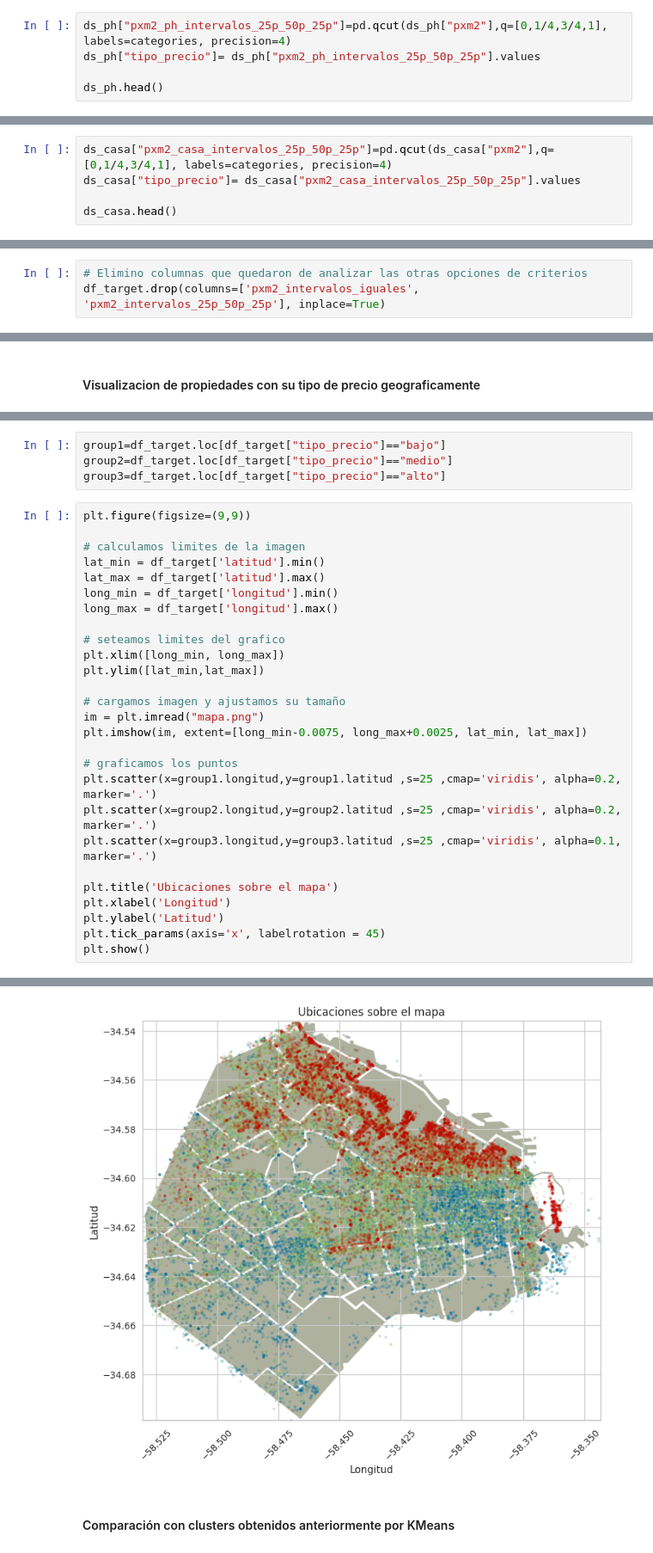
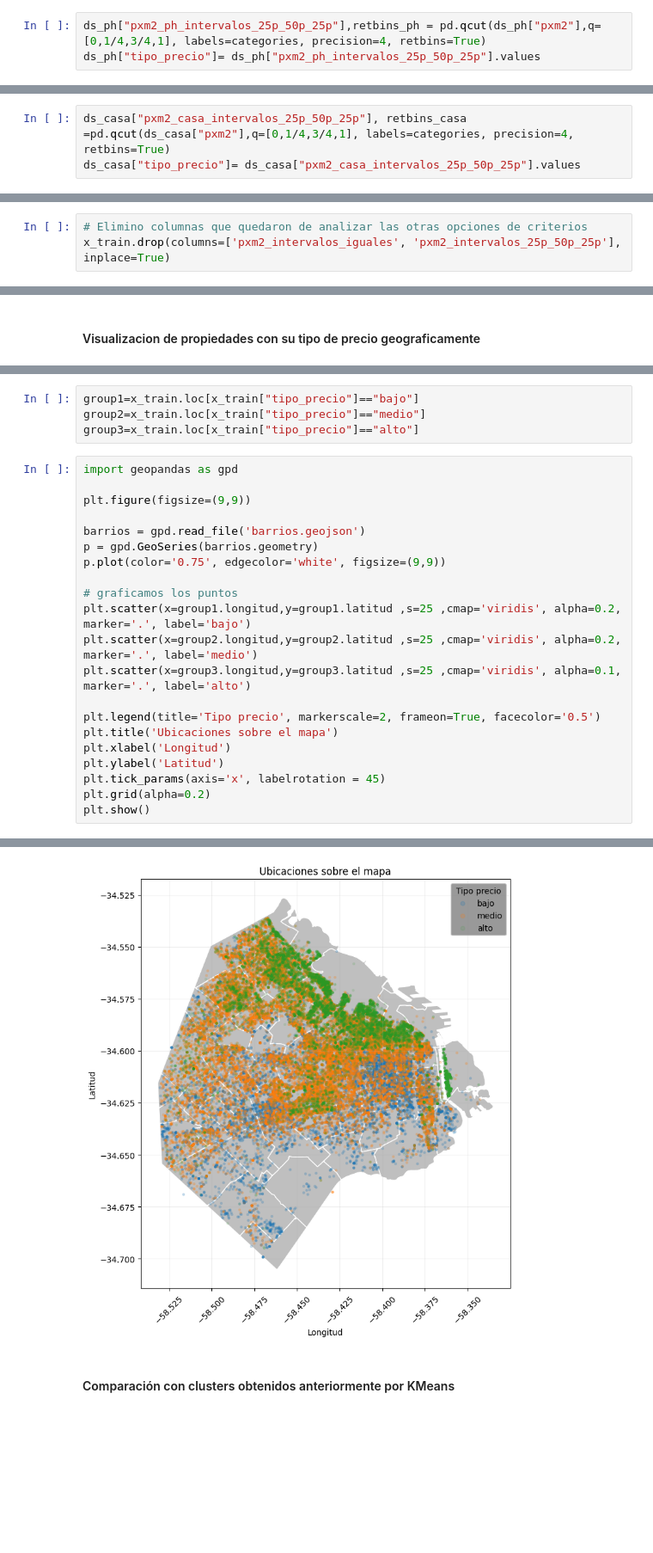
Before and after one commit to MiguelV5/7506-Organizacion_de_datos, a Jupyter notebook: TP1/7506R_2C2022_GRUPO3_ENTREGA_N3.ipynb, the cells around one changed output, grey strips where cells are left out. Shown at 86% size. Saved outputs shown, nothing was run; the diff lists cells and outputs as text; blank space fills up the shorter version.

```diff
--- a/TP1/7506R_2C2022_GRUPO3_ENTREGA_N3.ipynb
+++ b/TP1/7506R_2C2022_GRUPO3_ENTREGA_N3.ipynb
@@ -238,7 +261,5 @@ Podemos observar que la cantidad de precios que fueron asignados como ALTOS corr
 # %% [markdown]
 Luego analizamos los PH
 # %%
-ds_ph["pxm2_ph_intervalos_25p_50p_25p"]=pd.qcut(ds_ph["pxm2"],q=[0,1/4,3/4,1], labels=categories, precision=4)
+ds_ph["pxm2_ph_intervalos_25p_50p_25p"],retbins_ph = pd.qcut(ds_ph["pxm2"],q=[0,1/4,3/4,1], labels=categories, precision=4, retbins=True)
 ds_ph["tipo_precio"]= ds_ph["pxm2_ph_intervalos_25p_50p_25p"].values
-
-ds_ph.head()
@@ -268,7 +282,5 @@ Podemos observar que la cantidad de precios que fueron asignados como ALTOS corr
 # %% [markdown]
 Y por ultimo analizamos las casas
 # %%
-ds_casa["pxm2_casa_intervalos_25p_50p_25p"]=pd.qcut(ds_casa["pxm2"],q=[0,1/4,3/4,1], labels=categories, precision=4)
+ds_casa["pxm2_casa_intervalos_25p_50p_25p"], retbins_casa =pd.qcut(ds_casa["pxm2"],q=[0,1/4,3/4,1], labels=categories, precision=4, retbins=True)
 ds_casa["tipo_precio"]= ds_casa["pxm2_casa_intervalos_25p_50p_25p"].values
-
-ds_casa.head()
@@ -316,3 +322,3 @@ df_pca_target.loc[:,"tipo_precio"] = df_target["tipo_precio"].values
 # %%
 # Elimino columnas que quedaron de analizar las otras opciones de criterios
-df_target.drop(columns=['pxm2_intervalos_iguales', 'pxm2_intervalos_25p_50p_25p'], inplace=True)
+x_train.drop(columns=['pxm2_intervalos_iguales', 'pxm2_intervalos_25p_50p_25p'], inplace=True)
@@ -335,32 +386,26 @@ Dividimos en 3 grupos segun si su precio es medio , alto y bajo y visualizamos l
 # %%
-group1=df_target.loc[df_target["tipo_precio"]=="bajo"]
-group2=df_target.loc[df_target["tipo_precio"]=="medio"]
-group3=df_target.loc[df_target["tipo_precio"]=="alto"]
+group1=x_train.loc[x_train["tipo_precio"]=="bajo"]
+group2=x_train.loc[x_train["tipo_precio"]=="medio"]
+group3=x_train.loc[x_train["tipo_precio"]=="alto"]
 # %%
+import geopandas as gpd
+
 plt.figure(figsize=(9,9))
 
-# calculamos limites de la imagen
-lat_min = df_target['latitud'].min()
-lat_max = df_target['latitud'].max()
-long_min = df_target['longitud'].min()
-long_max = df_target['longitud'].max()
-
-# seteamos limites del grafico
-plt.xlim([long_min, long_max])
-plt.ylim([lat_min,lat_max])
-
-# cargamos imagen y ajustamos su tamaño
-im = plt.imread("mapa.png")
-plt.imshow(im, extent=[long_min-0.0075, long_max+0.0025, lat_min, lat_max])
+barrios = gpd.read_file('barrios.geojson')
+p = gpd.GeoSeries(barrios.geometry)
+p.plot(color='0.75', edgecolor='white', figsize=(9,9))
 
 # graficamos los puntos
-plt.scatter(x=group1.longitud,y=group1.latitud ,s=25 ,cmap='viridis', alpha=0.2, marker='.')
-plt.scatter(x=group2.longitud,y=group2.latitud ,s=25 ,cmap='viridis', alpha=0.2, marker='.')
-plt.scatter(x=group3.longitud,y=group3.latitud ,s=25 ,cmap='viridis', alpha=0.1, marker='.')
+plt.scatter(x=group1.longitud,y=group1.latitud ,s=25 ,cmap='viridis', alpha=0.2, marker='.', label='bajo')
+plt.scatter(x=group2.longitud,y=group2.latitud ,s=25 ,cmap='viridis', alpha=0.2, marker='.', label='medio')
+plt.scatter(x=group3.longitud,y=group3.latitud ,s=25 ,cmap='viridis', alpha=0.1, marker='.', label='alto')
 
+plt.legend(title='Tipo precio', markerscale=2, frameon=True, facecolor='0.5')
 plt.title('Ubicaciones sobre el mapa')
 plt.xlabel('Longitud')
 plt.ylabel('Latitud')
 plt.tick_params(axis='x', labelrotation = 45)
+plt.grid(alpha=0.2)
 plt.show()
 # %% [output]
@@ -367,4 +413,4 @@ plt.show()
-[figure, old version]
+[figure, new version]
 # %% [markdown]
 #### Comparación con clusters obtenidos anteriormente por KMeans
 # %% [markdown]
```
Also changed, not shown: parts of 230 cells of this notebook, 11 other files.
